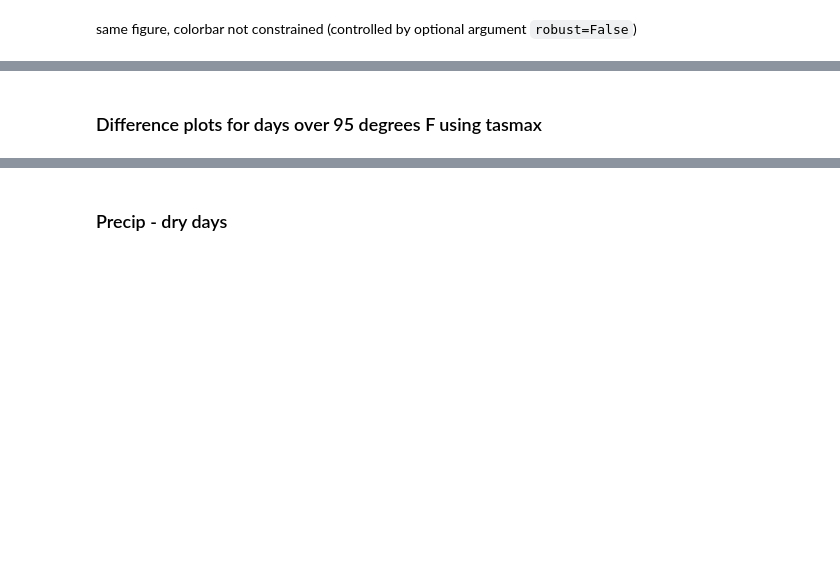
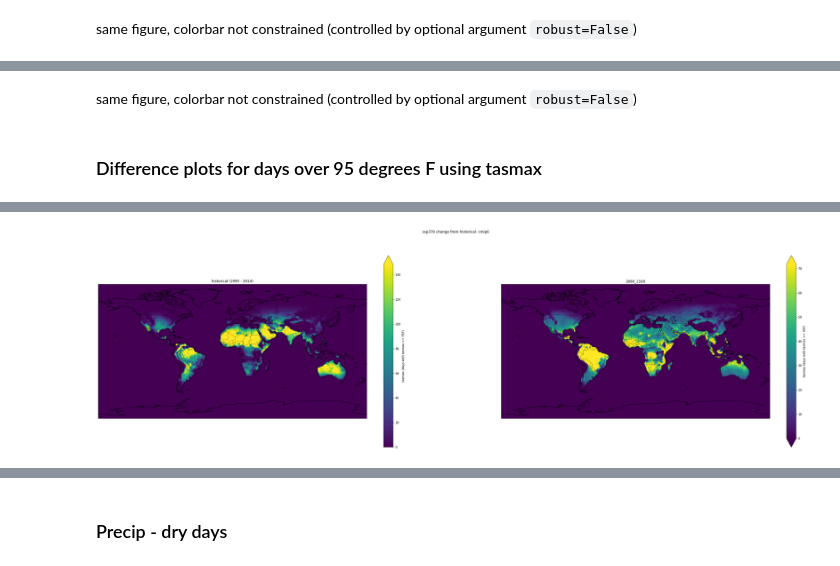
Before and after one commit to emileten/downscaleCMIP6, a Jupyter notebook: notebooks/downscaling_pipeline/global_validation_manual.ipynb, the cells around one changed output, grey strips where cells are left out. Saved outputs shown, nothing was run; the diff lists cells and outputs as text; code cells hidden in the pictures; blank space fills up the shorter version.

```diff
--- a/notebooks/downscaling_pipeline/global_validation_manual.ipynb
+++ b/notebooks/downscaling_pipeline/global_validation_manual.ipynb
@@ -224,35 +210,34 @@ same figure, colorbar not constrained (controlled by optional argument `robust=F
 # %%
 if bias_corrected and difference_plots:
-    if historical:
-        plot_bias_correction_downscale_differences(read_gcs_zarr(data_dict['fine']['bias_corrected'][ssp]),
-                                                   read_gcs_zarr(data_dict['fine']['downscaled'][ssp]),
-                                                   diff_type, 'bias_corrected', variable, units[variable], years, robust=False,
-                                                   ds_hist_bc=read_gcs_zarr(data_dict['fine']['bias_corrected']['historical']),
-                                                   ds_hist_ds=read_gcs_zarr(data_dict['fine']['downscaled']['historical']),
-                                                       ssp=ssp, time_period=projection_time_period)
-    else:
-        plot_bias_correction_downscale_differences(read_gcs_zarr(data_dict['fine']['bias_corrected'][ssp]),
-                                                   read_gcs_zarr(data_dict['fine']['downscaled'][ssp]),
-                                                   diff_type, 'bias_corrected', variable, units[variable], years, robust=False,
+    plot_bias_correction_downscale_differences(read_gcs_zarr(data_dict['fine']['bias_corrected'][ssp]),
+                                               read_gcs_zarr(data_dict['fine']['downscaled'][ssp]),
+                                               'change_from_historical', 'bias_corrected', variable, units[variable], years, robust=False,
+                                               ds_hist_bc=read_gcs_zarr(data_dict['fine']['bias_corrected']['historical']),
+                                               ds_hist_ds=read_gcs_zarr(data_dict['fine']['downscaled']['historical']),
                                                    ssp=ssp, time_period=projection_time_period)
 # %%
 if downscaled and difference_plots:
-    if historical:
-        plot_bias_correction_downscale_differences(read_gcs_zarr(data_dict['fine']['bias_corrected'][ssp]),
-                                                   read_gcs_zarr(data_dict['fine']['downscaled'][ssp]),
-                                                   diff_type, 'downscaled', variable, units[variable], years,
-                                                   ds_hist_bc=read_gcs_zarr(data_dict['fine']['bias_corrected']['historical']),
-                                                   ds_hist_ds=read_gcs_zarr(data_dict['fine']['downscaled']['historical']),
-                                                       ssp=ssp, time_period=projection_time_period)
-    else:
-        plot_bias_correction_downscale_differences(read_gcs_zarr(data_dict['fine']['bias_corrected'][ssp]),
-                                                   read_gcs_zarr(data_dict['fine']['downscaled'][ssp]),
-                                                   diff_type, 'downscaled', variable, units[variable], years,
+    plot_bias_correction_downscale_differences(read_gcs_zarr(data_dict['fine']['bias_corrected'][ssp]),
+                                               read_gcs_zarr(data_dict['fine']['downscaled'][ssp]),
+                                               'change_from_historical', 'downscaled', variable, units[variable], years,
+                                               ds_hist_bc=read_gcs_zarr(data_dict['fine']['bias_corrected']['historical']),
+                                               ds_hist_ds=read_gcs_zarr(data_dict['fine']['downscaled']['historical']),
                                                    ssp=ssp, time_period=projection_time_period)
+# %% [markdown]
+same figure, colorbar not constrained (controlled by optional argument `robust=False`)
+# %%
+if downscaled and difference_plots:
+    plot_bias_correction_downscale_differences(read_gcs_zarr(data_dict['fine']['bias_corrected'][ssp]),
+                                               read_gcs_zarr(data_dict['fine']['downscaled'][ssp]),
+                                               'change_from_historical', 'downscaled', variable, units[variable], years, robust=False,
+                                               ds_hist_bc=read_gcs_zarr(data_dict['fine']['bias_corrected']['historical']),
+                                               ds_hist_ds=read_gcs_zarr(data_dict['fine']['downscaled']['historical']),
+                                                   ssp=ssp, time_period=projection_time_period)
 # %% [markdown]
 ### Difference plots for days over 95 degrees F using tasmax ###
 # %%
-if hot_days and cmip6 and difference_plots and historical :
+%%time
+if hot_days and cmip6 and difference_plots:
         plot_bias_correction_downscale_differences(read_gcs_zarr(data_dict['fine']['bias_corrected'][ssp]),
                                                    read_gcs_zarr(data_dict['fine']['downscaled'][ssp]),
                                                    read_gcs_zarr(data_dict['coarse']['cmip6'][ssp]),
@@ -261,3 +246,4 @@ if hot_days and cmip6 and difference_plots and historical :
                                                    ds_hist_ds=read_gcs_zarr(data_dict['fine']['downscaled']['historical']),
                                                    ds_hist_cmip=read_gcs_zarr(data_dict['coarse']['cmip6']['historical']),
                                                        ssp=ssp, time_period=projection_time_period, xr_func=xr_conditional_count)
+# %% [output]
@@ -264 +252,2 @@ if hot_days and cmip6 and difference_plots and historical :
+[figure, added]
 # %%
```
Also changed, not shown: parts of 40 cells of this notebook, 3 other files.
